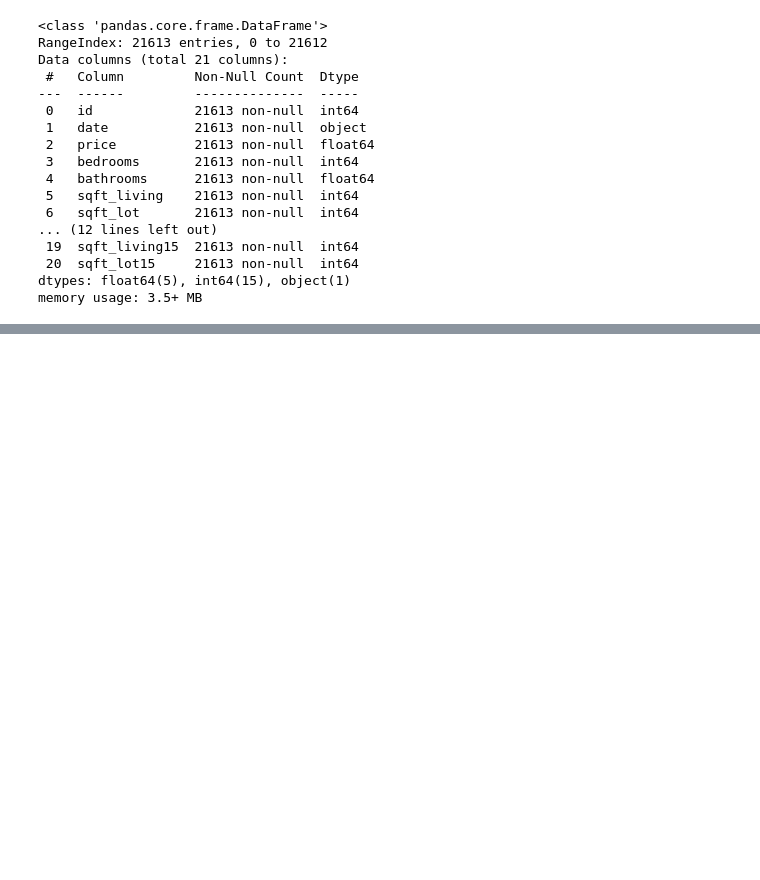
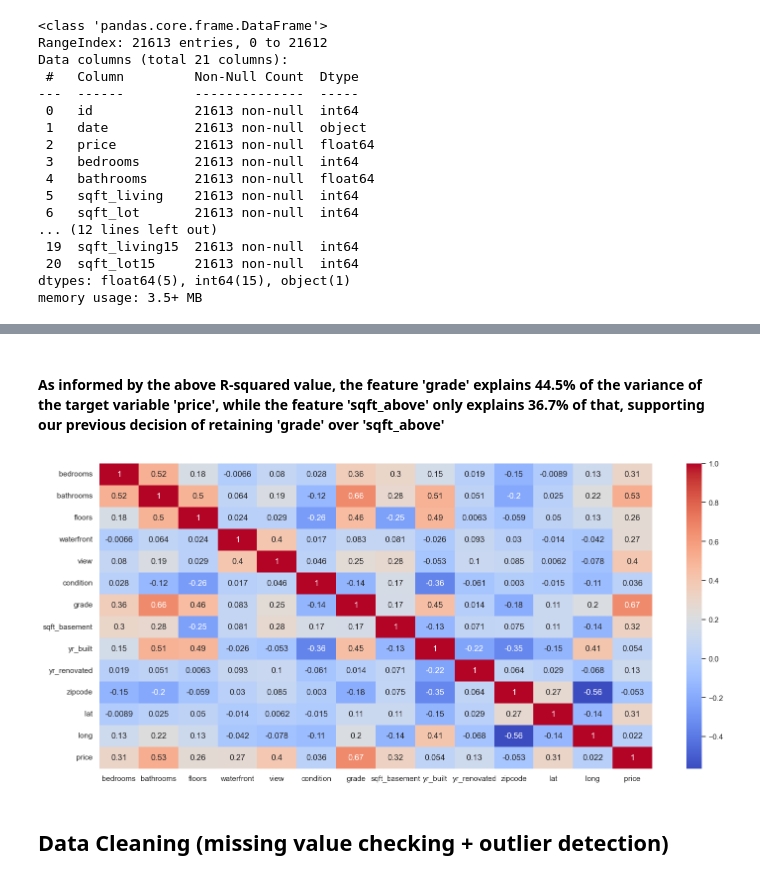
Before and after one commit to JinL-Zhang/Schulich_MBAN-6110-Data_Science-, a Jupyter notebook: Pipeline_and_Regularization_for_Linear_Regression/LInear_regression_prediction.ipynb, the cells around one changed output, grey strips where cells are left out. Cells and saved outputs as stored; diff of their text form; code cells hidden in the pictures; blank space fills up the shorter version.

```diff
--- a/Pipeline_and_Regularization_for_Linear_Regression/LInear_regression_prediction.ipynb
+++ b/Pipeline_and_Regularization_for_Linear_Regression/LInear_regression_prediction.ipynb
@@ -54,0 +150,7 @@ memory usage: 3.5+ MB
+# %%
+# note that feature 'id' is not included in the training set as it does not provide any meaningful information for the model training
+independent_feature = ['bedrooms', 'bathrooms', 'floors',
+                       'waterfront', 'view', 'condition',
+                       'grade', 'sqft_basement', 'yr_built',
+                       'yr_renovated', 'zipcode', 'lat','long']
+target_feature = ['price']
@@ -54,0 +203,12 @@ memory usage: 3.5+ MB
+# %% [markdown]
+#### As informed by the above R-squared value, the feature 'grade' explains 44.5% of the variance of the target variable 'price', while the feature 'sqft_above' only explains 36.7% of that, supporting our previous decision of retaining 'grade' over 'sqft_above'
+# %%
+# check correlation matrix again to ensure no colinearity (corr < 0.7) within the training data
+sns.set(rc={'figure.figsize':(18,8)})
+corr_matrix = df[independent_feature + target_feature].corr(numeric_only=True)
+sns.heatmap(corr_matrix, annot=True, cmap='coolwarm')
+plt.show()
+# %% [output]
+[figure, added]
+# %% [markdown]
+## Data Cleaning (missing value checking + outlier detection)
```
Also changed, not shown: parts of 87 cells of this notebook.
